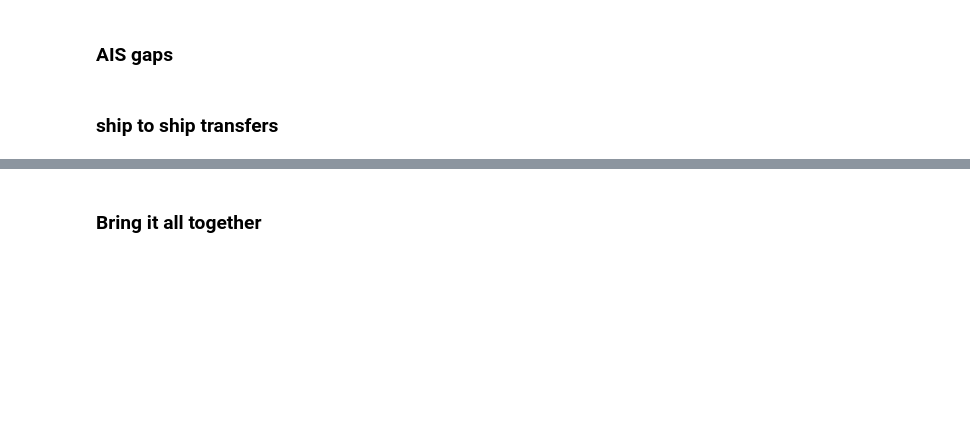
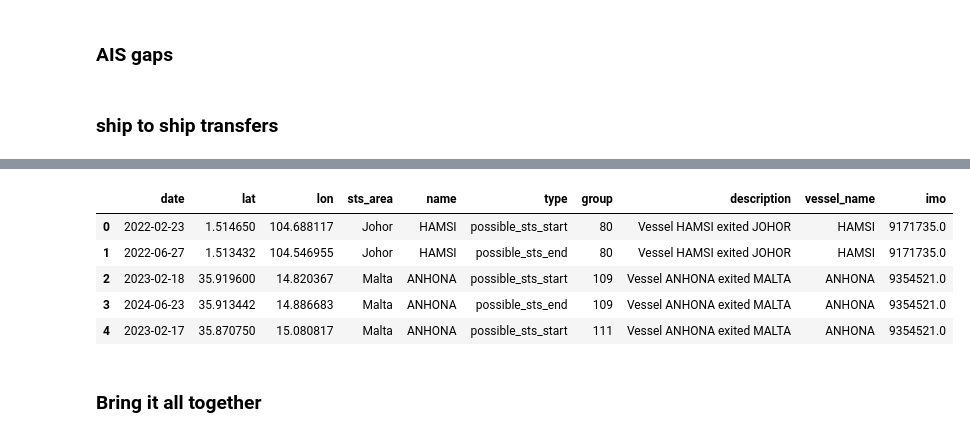
Before and after one commit to followthemoney/shadowfleet_owners, a Jupyter notebook: notebooks/create_timeline.ipynb, the cells around one changed output, grey strips where cells are left out. Saved outputs shown, nothing was run; the diff lists cells and outputs as text; code cells hidden in the pictures; blank space fills up the shorter version.

```diff
--- a/notebooks/create_timeline.ipynb
+++ b/notebooks/create_timeline.ipynb
@@ -270,8 +281,15 @@ sts = pd.merge(sts,
                 how='left')
 
 sts.dropna(subset='vessel_name', inplace=True)
-sts.drop(['name', 'vessel_name', 'group', 'sts_area'], axis=1, inplace=True)
-sts.imo = sts.imo.astype(int)
+# %%
+sts.head()
+# %% [output]
+|  | date | lat | lon | sts_area | name | type | group | description | vessel_name | imo |
+| 0 | 2022-02-23 | 1.514650 | 104.688117 | Johor | HAMSI | possible_sts_start | 80 | Vessel HAMSI exited JOHOR | HAMSI | 9171735.0 |
+| 1 | 2022-06-27 | 1.513432 | 104.546955 | Johor | HAMSI | possible_sts_end | 80 | Vessel HAMSI exited JOHOR | HAMSI | 9171735.0 |
+| 2 | 2023-02-18 | 35.919600 | 14.820367 | Malta | ANHONA | possible_sts_start | 109 | Vessel ANHONA exited MALTA | ANHONA | 9354521.0 |
+| 3 | 2024-06-23 | 35.913442 | 14.886683 | Malta | ANHONA | possible_sts_end | 109 | Vessel ANHONA exited MALTA | ANHONA | 9354521.0 |
+| 4 | 2023-02-17 | 35.870750 | 15.080817 | Malta | ANHONA | possible_sts_start | 111 | Vessel ANHONA exited MALTA | ANHONA | 9354521.0 |
 # %% [markdown]
 ### Bring it all together
 # %%
```
Also changed, not shown: parts of 3 cells of this notebook.
